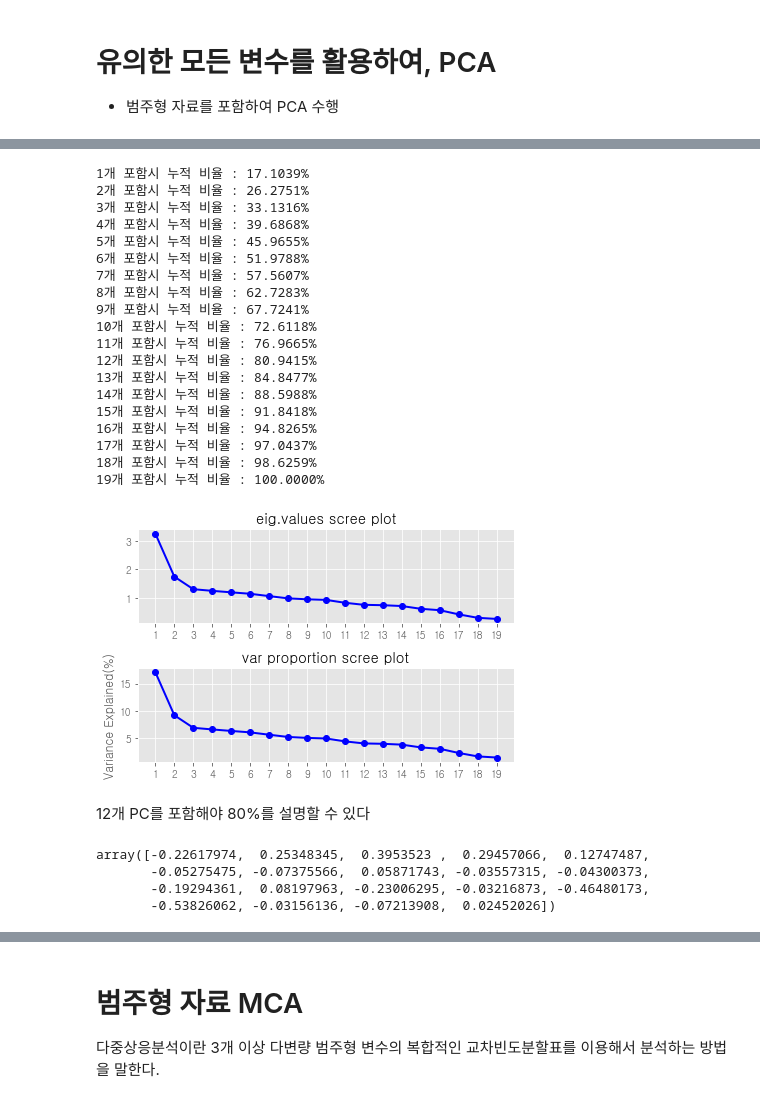
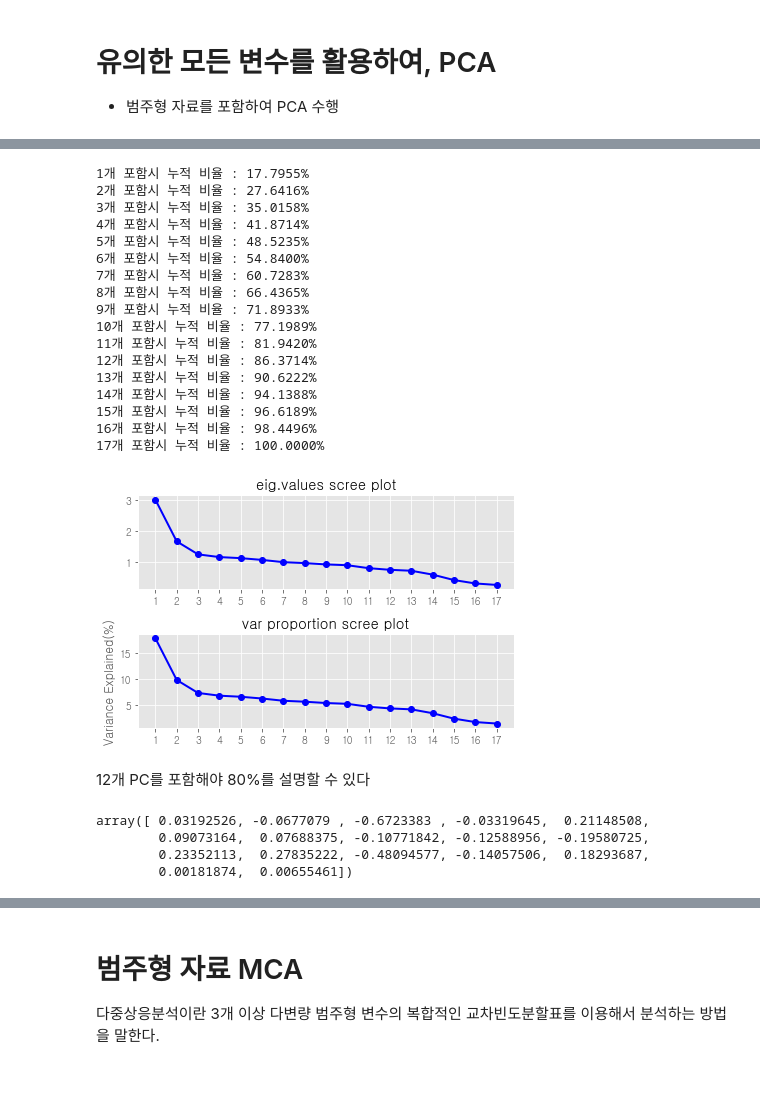
Before and after one commit to bub3690/22-1_multivariate, a Jupyter notebook: final_project/EDA.ipynb, the cells around one changed output, grey strips where cells are left out. Cells and saved outputs as stored; diff of their text form; code cells hidden in the pictures.

```diff
--- a/final_project/EDA.ipynb
+++ b/final_project/EDA.ipynb
@@ -582,7 +592,7 @@ ax = sns.heatmap(pc_frame,
 
 - 검정 결과 유의한 수치형 변수들을 활용한 PCA
 # %%
-x_trained_reduced = x_train[['Age','iDBP','iBT','pCO2','SaO2','Hb','Plt']].copy()
+x_trained_reduced = x_train[['iDBP','iBT','pCO2','SaO2','Hb','Plt']].copy()
 # %%
 x_R = x_trained_reduced.corr()
 eig_vals,eig_vecs =np.linalg.eig(x_R)
@@ -628,19 +640,19 @@ PC 1,2 Directions :
 # %%
 cur_var = []
 
-for i in range(7):
+for i in range(6):
     cur_var.append( np.sum(eig_vals[i:i+1])*100/np.sum(eig_vals) )
     print("{}개 포함시 누적 비율 : {:.4f}%".format(i+1,np.sum(eig_vals[0:i+1])*100/np.sum(eig_vals)))
 
 
 
 plt.subplot(2,1,1)
-plt.plot(np.arange(7)+1,eig_vals, 'o-', linewidth=2, color='blue',)
+plt.plot(np.arange(6)+1,eig_vals, 'o-', linewidth=2, color='blue',)
 plt.xticks(np.arange(1, len(eig_vals)+1, 1))
 plt.title('eig.values scree plot')
 
 plt.subplot(2,1,2)
-plt.plot(np.arange(7)+1,cur_var, 'o-', linewidth=2, color='blue',)
+plt.plot(np.arange(6)+1,cur_var, 'o-', linewidth=2, color='blue',)
 plt.xticks(np.arange(1, len(eig_vals)+1, 1))
 plt.title('var proportion scree plot')
 plt.ylabel('Variance Explained(%)')
@@ -686,8 +696,8 @@ pc1에서 iDBP,pCO2,SaO2 음의 계수를 가지며  / Age,iBT,헤모글로빈,P
 
 - 범주형 자료를 포함하여 PCA 수행
 # %%
-x_trained_reduced = x_train[['Age','iDBP','iBT','pCO2','SaO2','Hb','Plt']].copy()
-x_trained_reduced_category=x_train[[ 'sex','mc','bed','Foley','Nursing','Hsp-acq','3m-Ab','3m-Adm','NR','1y-UTI','PPIantacid','CV']].copy().astype('float64')
+x_trained_reduced = x_train[['iDBP','iBT','pCO2','SaO2','Hb','Plt']].copy()
+x_trained_reduced_category=x_train[[ 'sex','bed','Foley','Nursing','Hsp-acq','3m-Ab','3m-Adm','NR','1y-UTI','PPIantacid','CV']].copy().astype('float64')
 
 
 x_trained_reduced_all=pd.concat([x_trained_reduced,x_trained_reduced_category],axis=1)
@@ -747,46 +759,44 @@ PC 1,2 Directions :
 # %%
 cur_var = []
 
-for i in range(19):
+for i in range(17):
     cur_var.append( np.sum(eig_vals[i:i+1])*100/np.sum(eig_vals) )
     print("{}개 포함시 누적 비율 : {:.4f}%".format(i+1,np.sum(eig_vals[0:i+1])*100/np.sum(eig_vals)))
 
 
 
 plt.subplot(2,1,1)
-plt.plot(np.arange(19)+1,eig_vals, 'o-', linewidth=2, color='blue',)
+plt.plot(np.arange(17)+1,eig_vals, 'o-', linewidth=2, color='blue',)
 plt.xticks(np.arange(1, len(eig_vals)+1, 1))
 plt.title('eig.values scree plot')
 
 plt.subplot(2,1,2)
-plt.plot(np.arange(19)+1,cur_var, 'o-', linewidth=2, color='blue',)
+plt.plot(np.arange(17)+1,cur_var, 'o-', linewidth=2, color='blue',)
 plt.xticks(np.arange(1, len(eig_vals)+1, 1))
 plt.title('var proportion scree plot')
 plt.ylabel('Variance Explained(%)')
 
 plt.tight_layout()
 plt.show()
 # %% [output]
-1개 포함시 누적 비율 : 17.1039%
-2개 포함시 누적 비율 : 26.2751%
-3개 포함시 누적 비율 : 33.1316%
-4개 포함시 누적 비율 : 39.6868%
-5개 포함시 누적 비율 : 45.9655%
-6개 포함시 누적 비율 : 51.9788%
-7개 포함시 누적 비율 : 57.5607%
-8개 포함시 누적 비율 : 62.7283%
-9개 포함시 누적 비율 : 67.7241%
-10개 포함시 누적 비율 : 72.6118%
-11개 포함시 누적 비율 : 76.9665%
-12개 포함시 누적 비율 : 80.9415%
-13개 포함시 누적 비율 : 84.8477%
-14개 포함시 누적 비율 : 88.5988%
-15개 포함시 누적 비율 : 91.8418%
-16개 포함시 누적 비율 : 94.8265%
-17개 포함시 누적 비율 : 97.0437%
-18개 포함시 누적 비율 : 98.6259%
-19개 포함시 누적 비율 : 100.0000%
+1개 포함시 누적 비율 : 17.7955%
+2개 포함시 누적 비율 : 27.6416%
+3개 포함시 누적 비율 : 35.0158%
+4개 포함시 누적 비율 : 41.8714%
+5개 포함시 누적 비율 : 48.5235%
+6개 포함시 누적 비율 : 54.8400%
+7개 포함시 누적 비율 : 60.7283%
+8개 포함시 누적 비율 : 66.4365%
+9개 포함시 누적 비율 : 71.8933%
+10개 포함시 누적 비율 : 77.1989%
+11개 포함시 누적 비율 : 81.9420%
+12개 포함시 누적 비율 : 86.3714%
+13개 포함시 누적 비율 : 90.6222%
+14개 포함시 누적 비율 : 94.1388%
+15개 포함시 누적 비율 : 96.6189%
+16개 포함시 누적 비율 : 98.4496%
+17개 포함시 누적 비율 : 100.0000%
-[figure, old version]
+[figure, new version]
 # %% [markdown]
 12개 PC를 포함해야 80%를 설명할 수 있다
 # %%
@@ -807,10 +817,10 @@ pc_frame.loc['PC12']=eig_vecs[11]
 # %%
 eig_vecs[0]
 # %% [output]
-array([-0.22617974,  0.25348345,  0.3953523 ,  0.29457066,  0.12747487,
-       -0.05275475, -0.07375566,  0.05871743, -0.03557315, -0.04300373,
-       -0.19294361,  0.08197963, -0.23006295, -0.03216873, -0.46480173,
-       -0.53826062, -0.03156136, -0.07213908,  0.02452026])
+array([ 0.03192526, -0.0677079 , -0.6723383 , -0.03319645,  0.21148508,
+        0.09073164,  0.07688375, -0.10771842, -0.12588956, -0.19580725,
+        0.23352113,  0.27835222, -0.48094577, -0.14057506,  0.18293687,
+        0.00181874,  0.00655461])
 # %%
 
 fig =plt.figure(figsize=(10,6))
```
Also changed, not shown: parts of 23 cells of this notebook, 2 other files.
